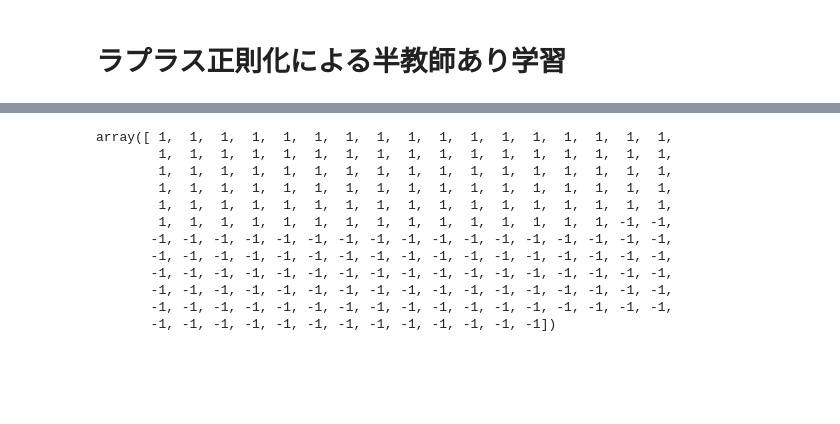
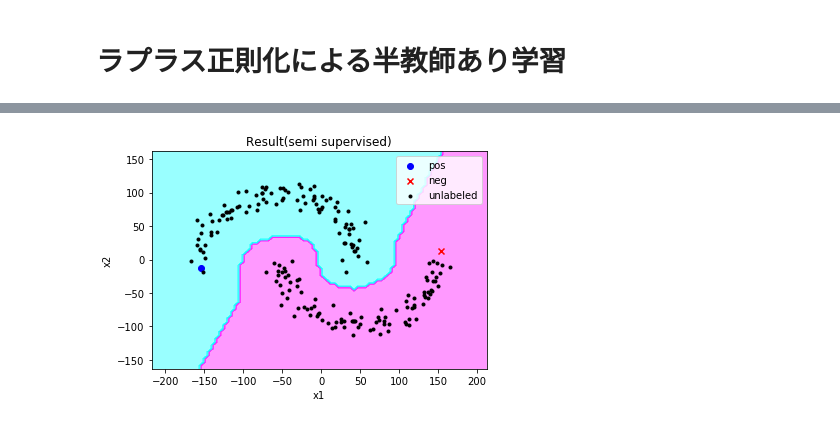
Before and after one commit to habroptilus/ml-tools, a Jupyter notebook: experiment/laplacian_regularization_classification.ipynb, the cells around one changed output, grey strips where cells are left out. Saved outputs shown, nothing was run; the diff lists cells and outputs as text; code cells hidden in the pictures; blank space fills up the shorter version.

```diff
--- a/experiment/laplacian_regularization_classification.ipynb
+++ b/experiment/laplacian_regularization_classification.ipynb
@@ -70,19 +39,5 @@ plotter.plot(X,y,"Generated")
 # %%
-model=LaplacianRegularizationClassifier(lam=1,nu=1,h_w=10,h_m=10)
+semi_supervised_model=LaplacianRegularizationClassifier(lam=1,nu=1,h_w=10,h_m=10)
+supervised_model=GaussianKernelLSBinaryClassifier(h=10,c=1)
 # %%
-model.fit(X,y)
+semi_supervised_model.fit(X,y)
-# %%
-model.predict(X)
-# %% [output]
-array([ 1,  1,  1,  1,  1,  1,  1,  1,  1,  1,  1,  1,  1,  1,  1,  1,  1,
-        1,  1,  1,  1,  1,  1,  1,  1,  1,  1,  1,  1,  1,  1,  1,  1,  1,
-        1,  1,  1,  1,  1,  1,  1,  1,  1,  1,  1,  1,  1,  1,  1,  1,  1,
-        1,  1,  1,  1,  1,  1,  1,  1,  1,  1,  1,  1,  1,  1,  1,  1,  1,
-        1,  1,  1,  1,  1,  1,  1,  1,  1,  1,  1,  1,  1,  1,  1,  1,  1,
-        1,  1,  1,  1,  1,  1,  1,  1,  1,  1,  1,  1,  1,  1,  1, -1, -1,
-       -1, -1, -1, -1, -1, -1, -1, -1, -1, -1, -1, -1, -1, -1, -1, -1, -1,
-       -1, -1, -1, -1, -1, -1, -1, -1, -1, -1, -1, -1, -1, -1, -1, -1, -1,
-       -1, -1, -1, -1, -1, -1, -1, -1, -1, -1, -1, -1, -1, -1, -1, -1, -1,
-       -1, -1, -1, -1, -1, -1, -1, -1, -1, -1, -1, -1, -1, -1, -1, -1, -1,
-       -1, -1, -1, -1, -1, -1, -1, -1, -1, -1, -1, -1, -1, -1, -1, -1, -1,
-       -1, -1, -1, -1, -1, -1, -1, -1, -1, -1, -1, -1, -1])
@@ -89 +46,5 @@ array([ 1,  1,  1,  1,  1,  1,  1,  1,  1,  1,  1,  1,  1,  1,  1,  1,  1,
+# %%
+plotter.plot(X,y,"Result(semi supervised)",semi_supervised_model,resolution=5)
+# %% [output]
+[figure, added]
 # %%
```
Also changed, not shown: parts of 5 cells of this notebook, 2 other files.
